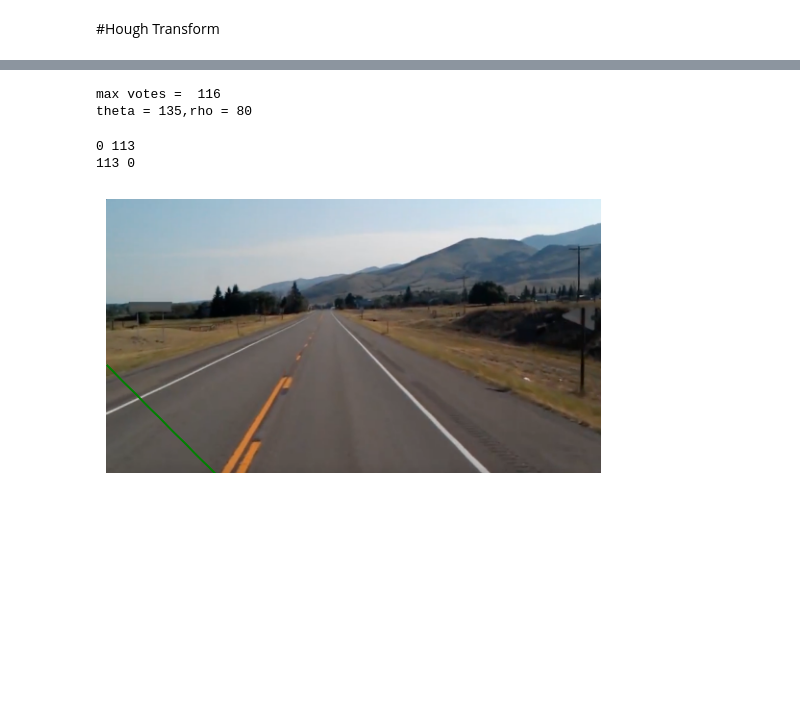
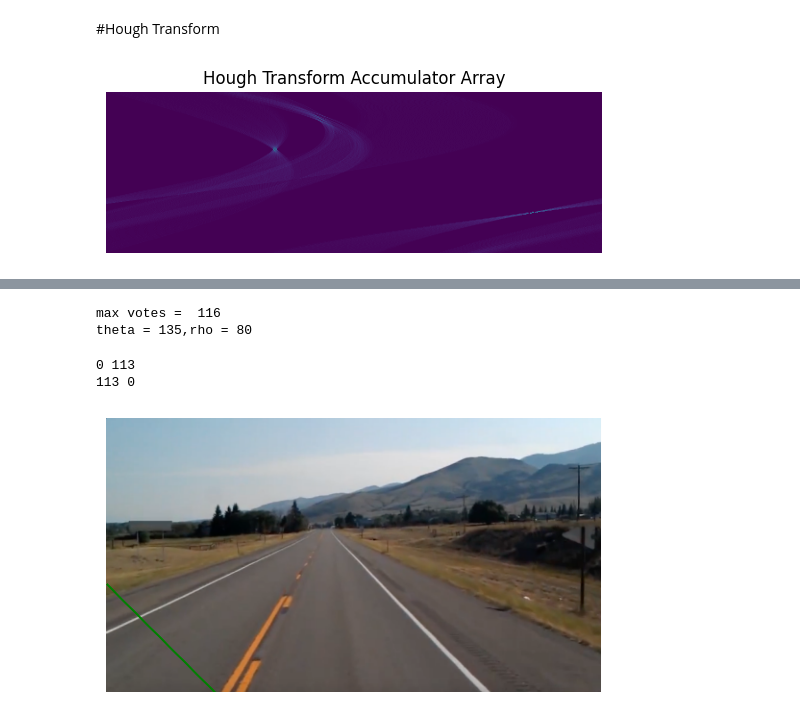
Before and after one commit to Youssef-Ghallab/Lane-detection-using-Hough-transform-, a Jupyter notebook: CV_Road_Lane_Detection.ipynb, the cells around one changed output, grey strips where cells are left out. Cells and saved outputs as stored; diff of their text form; code cells hidden in the pictures; blank space fills up the shorter version.

Commit message:
Added Uncentered Hough Transform

```diff
--- a/CV_Road_Lane_Detection.ipynb
+++ b/CV_Road_Lane_Detection.ipynb
@@ -276,2 +306,79 @@ width = 516,height = 285
 # %% [markdown]
 #Hough Transform
+# %%
+import math
+
+
+
+def get_accum_array(img_arr, theta_step=10, rhou_step = 1):
+  # Initialize the accumulator array
+  min_theta = 0
+  max_theta = 180
+
+  rows = img_arr.shape[0]
+  cols = img_arr.shape[1]
+
+  min_rhou = 0
+  max_rhou = math.floor(math.sqrt(rows**2 + cols**2))
+
+  accumulator_array = np.zeros((int(max_theta/theta_step)+1, int(max_rhou/rhou_step)+1), dtype=np.int16)
+
+  for row in range(img_arr.shape[0]):
+    for col in range(img_arr.shape[1]):
+      if img_arr[row, col] == 255:
+        for theta in range(0, 181, theta_step):
+          theta_rad = math.radians(theta)
+          rhou = math.floor(col * math.cos(theta_rad) + row * math.sin(theta_rad))
+          accumulator_array[int(theta/theta_step)][rhou] += 1
+
+  return accumulator_array
+
+
+
+def get_section_maxima(acc_array, section_size, threshold):
+    maxima_indices = []
+    # Get the dimensions of the array
+    rows, cols = acc_array.shape
+
+    # Iterate over sections
+    for i in range(0, rows, section_size):
+        for j in range(0, cols, section_size):
+            # Define the current section
+            section = acc_array[i:i + section_size, j:j + section_size]
+
+            # Find the max value and its relative index in the section
+            section_max = section.max()
+            if section_max > threshold:
+                # Get the index of the maximum value within the section
+                max_index = np.unravel_index(np.argmax(section), section.shape)
+
+                # Translate to the original array coordinates
+                global_max_index = (i + max_index[0], j + max_index[1])
+                maxima_indices.append(global_max_index)
+
+    return maxima_indices
+
+
+def hough_transform(img_arr, theta_step=1, rhou_step=1):
+
+  acc_array = get_accum_array(img_arr, theta_step, rhou_step)
+  local_maxima = get_section_maxima(acc_array, section_size=10, threshold=40)
+  lines = []
+  for maxima in local_maxima:
+    theta = maxima[0] * theta_step
+    rough = maxima[1]
+    theta_rad = math.radians(theta)
+    start_point = ((rough-200*math.sin(theta_rad))/math.cos(theta_rad), 200)
+    end_point = ((rough-100*math.sin(theta_rad))/math.cos(theta_rad), 100)
+    lines.append((start_point, end_point))
+  return lines, acc_array
+
+lines, acc_array = hough_transform(masked_edges)
+
+# plot the acc_array
+plt.imshow(acc_array)
+plt.title("Hough Transform Accumulator Array")
+plt.axis("off")
+plt.show()
+# %% [output]
+[figure, added]
```
Also changed, not shown: parts of 8 cells of this notebook.
